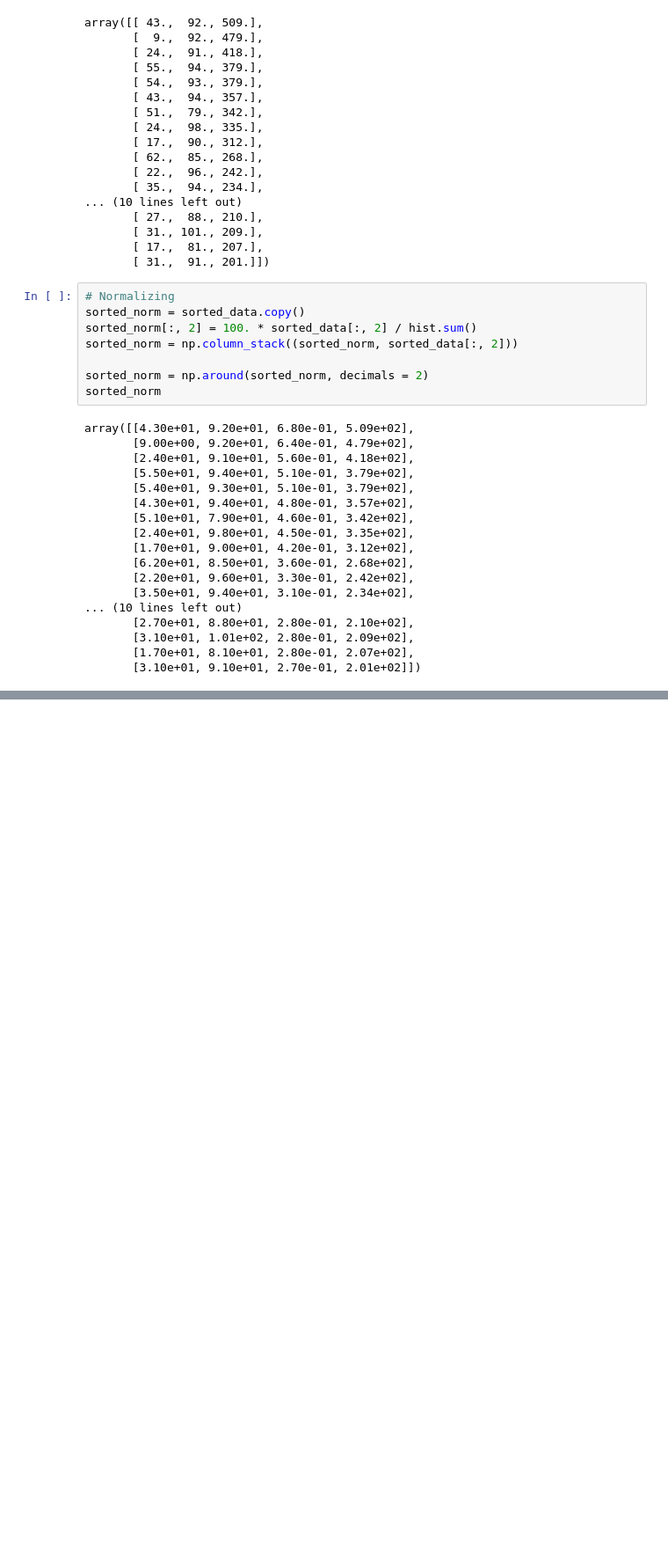
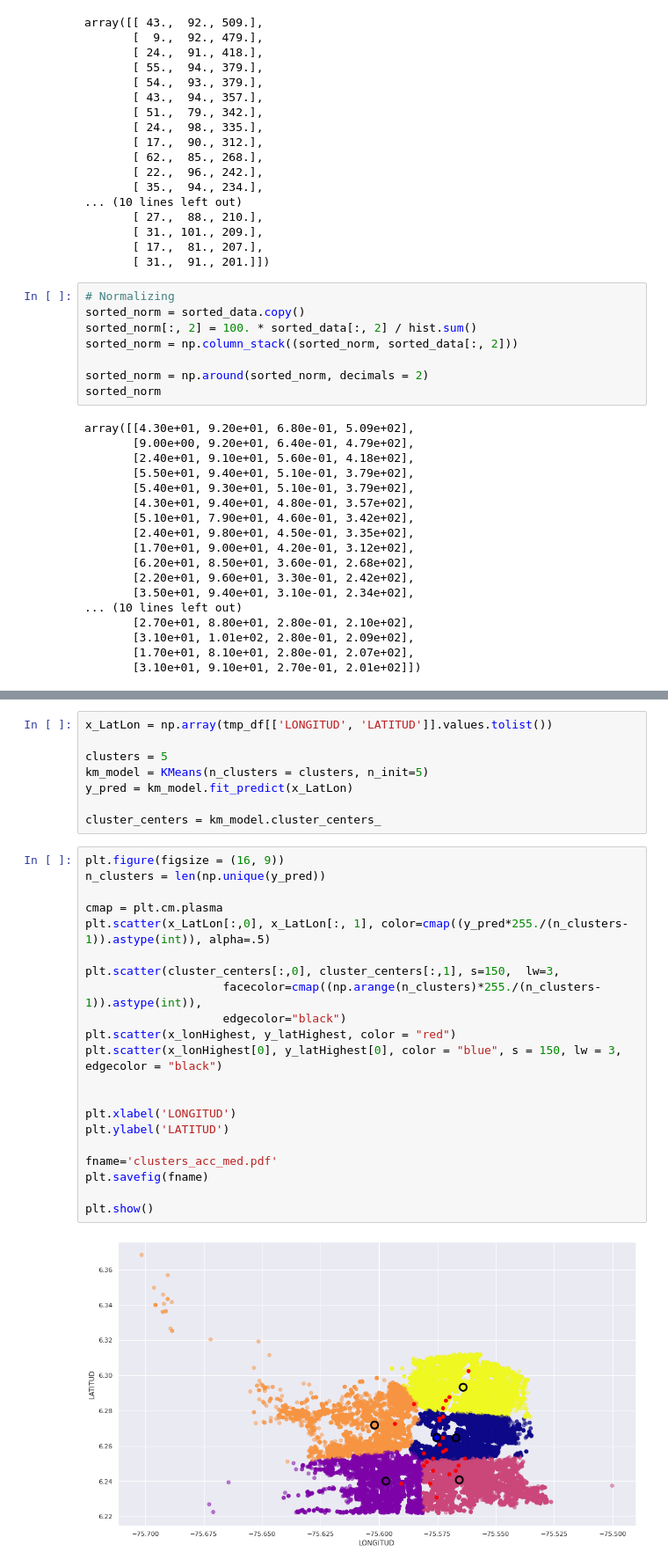
Before and after one commit to suarez-duran-m/personal_projects, a Jupyter notebook: movility/medellin/analysis_accidents_data.ipynb, the cells around one changed output, grey strips where cells are left out. Shown at 88% size. Saved outputs shown, nothing was run; the diff lists cells and outputs as text; blank space fills up the shorter version.

```diff
--- a/movility/medellin/analysis_accidents_data.ipynb
+++ b/movility/medellin/analysis_accidents_data.ipynb
@@ -170,0 +209,31 @@ map
+# %%
+x_LatLon = np.array(tmp_df[['LONGITUD', 'LATITUD']].values.tolist())
+
+clusters = 5
+km_model = KMeans(n_clusters = clusters, n_init=5)
+y_pred = km_model.fit_predict(x_LatLon)
+
+cluster_centers = km_model.cluster_centers_
+# %%
+plt.figure(figsize = (16, 9))
+n_clusters = len(np.unique(y_pred))
+
+cmap = plt.cm.plasma
+plt.scatter(x_LatLon[:,0], x_LatLon[:, 1], color=cmap((y_pred*255./(n_clusters-1)).astype(int)), alpha=.5)
+
+plt.scatter(cluster_centers[:,0], cluster_centers[:,1], s=150,  lw=3,
+                    facecolor=cmap((np.arange(n_clusters)*255./(n_clusters-1)).astype(int)),
+                    edgecolor="black")
+plt.scatter(x_lonHighest, y_latHighest, color = "red")
+plt.scatter(x_lonHighest[0], y_latHighest[0], color = "blue", s = 150, lw = 3, edgecolor = "black")
+
+
+plt.xlabel('LONGITUD')
+plt.ylabel('LATITUD')
+
+fname='clusters_acc_med.pdf'
+plt.savefig(fname)
+
+plt.show()
+# %% [output]
+[figure, added]
```
Also changed, not shown: parts of 14 cells of this notebook.
